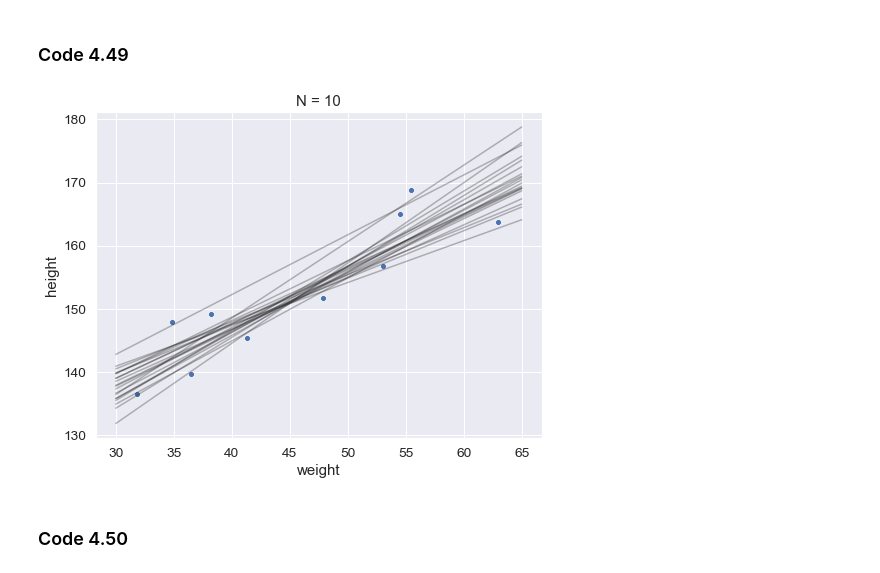
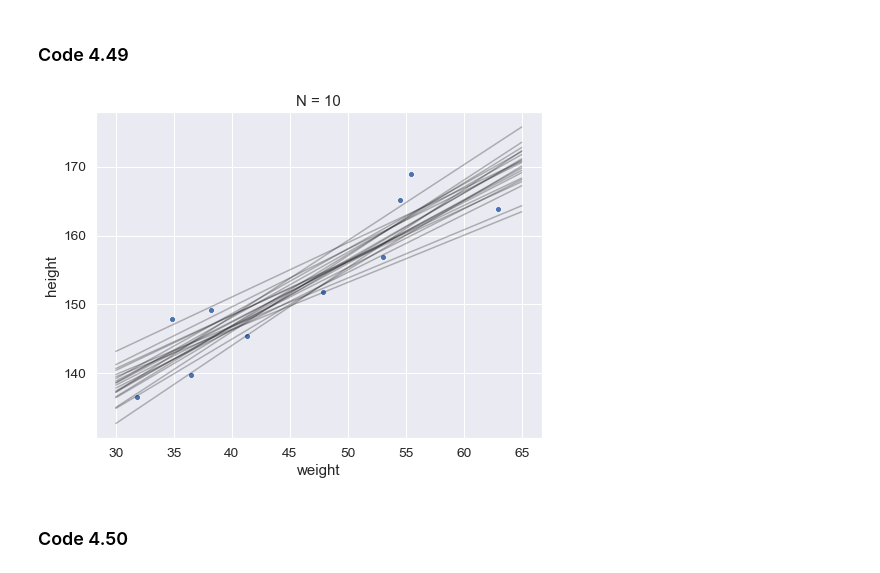
Before and after one commit to fehiepsi/rethinking-pyro, a Jupyter notebook: notebooks/04_linear_models.ipynb, the cells around one changed output. Cells and saved outputs as stored; diff of their text form; code cells hidden in the pictures.

```diff
--- a/notebooks/04_linear_models.ipynb
+++ b/notebooks/04_linear_models.ipynb
@@ -225,3 +226,6 @@ m4_1 = MAP(flist).run(d2_height)
+# %%
+d2_height = torch.tensor(d2["height"], dtype=torch.float)
+m4_1 = MAP(flist).run(d2_height)
 # %% [markdown]
 ### Code 4.27
 # %%
@@ -300,7 +304,7 @@ m4_1_logsigma = MAP(model).run(d2_height)
 # %% [markdown]
 ### Code 4.36
 # %%
-post = m4_1_logsigma.marginal(["log_sigma"]).support()
+post = extract_samples(m4_1_logsigma)
 sigma = post["log_sigma"].exp()
 # %% [markdown]
 ### Code 4.37
@@ -315,8 +319,6 @@ sns.scatterplot("weight", "height", data=d2);
 howell1 = pd.read_csv("../data/Howell1.csv", sep=";")
 d = howell1
 d2 = d[d["age"] >= 18]
-d2_weight = torch.tensor(d2["weight"].values, dtype=torch.float)
-d2_height = torch.tensor(d2["height"].values, dtype=torch.float)
 
 # fit model
 def model(weight, height):
@@ -327,6 +329,8 @@ def model(weight, height):
     with pyro.plate("plate"):
         pyro.sample("height", dist.Normal(mu, sigma), obs=height)
 
+d2_weight = torch.tensor(d2["weight"], dtype=torch.float)
+d2_height = torch.tensor(d2["height"], dtype=torch.float)
 m4_3 = MAP(model).run(d2_weight, d2_height)
 # %% [markdown]
 ### Code 4.39
@@ -405,18 +409,18 @@ mN = MAP(model).run(**dN)
 # %%
 # extract 20 samples from the posterior
 idx = mN._categorical.sample(torch.Size([20]))
-post = {latent: samples[idx].detach() for latent, samples in mN.marginal(["a", "b"]).support().items()}
+post = {latent: samples[idx] for latent, samples in extract_samples(mN).items()}
 
 # display raw data and sample size
 ax = sns.scatterplot("weight", "height", data=dN)
 ax.set(xlabel="weight", ylabel="height", title="N = {}".format(N))
 
 # plot the lines, with transparency
 x = torch.linspace(30, 65, 101)
 for i in range(20):
     sns.lineplot(x, post["a"][i] + post["b"][i] * x, color="k", alpha=0.3)
 # %% [output]
-[figure, old version]
+[figure, new version]
 # %% [markdown]
 ### Code 4.50
 # %%
```
Also changed, not shown: parts of 37 cells of this notebook, 7 other files.
